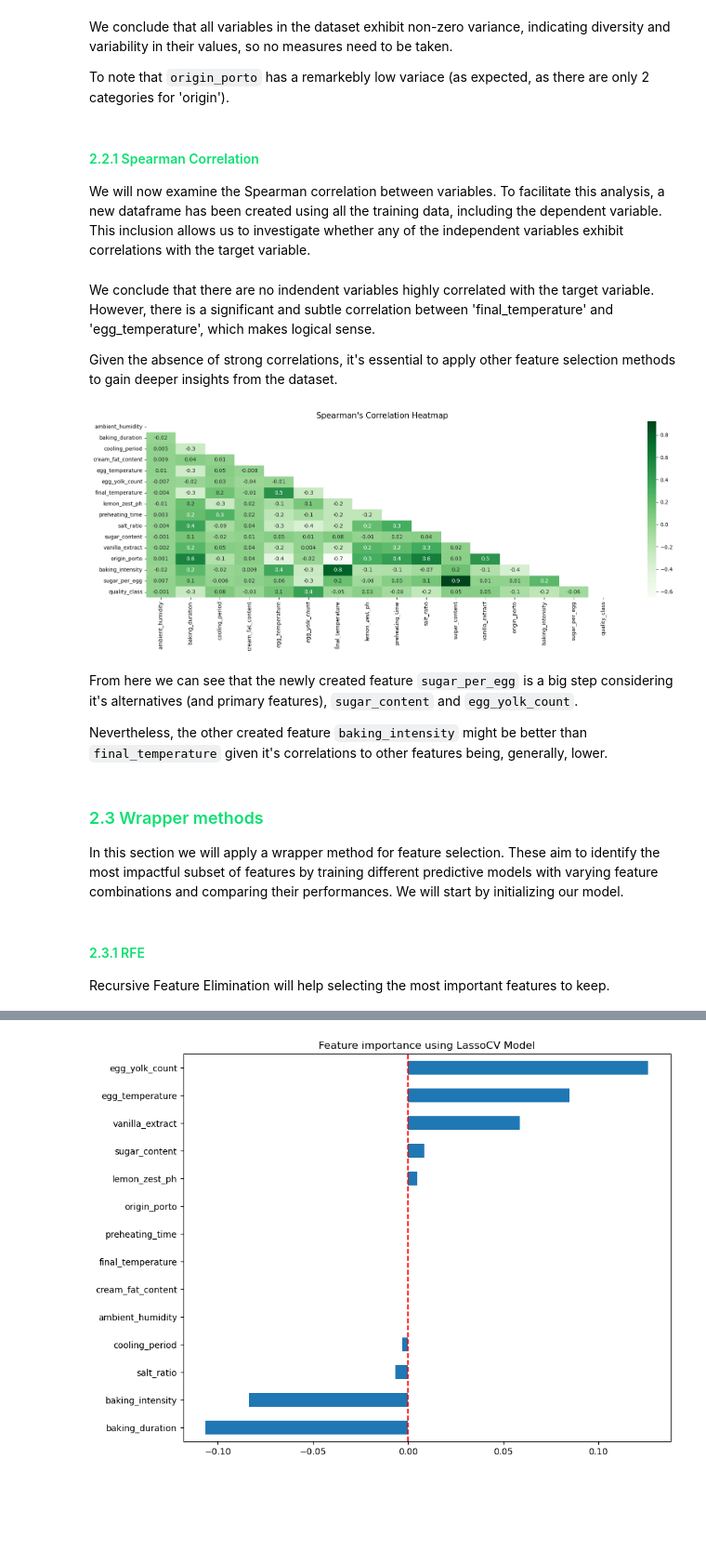
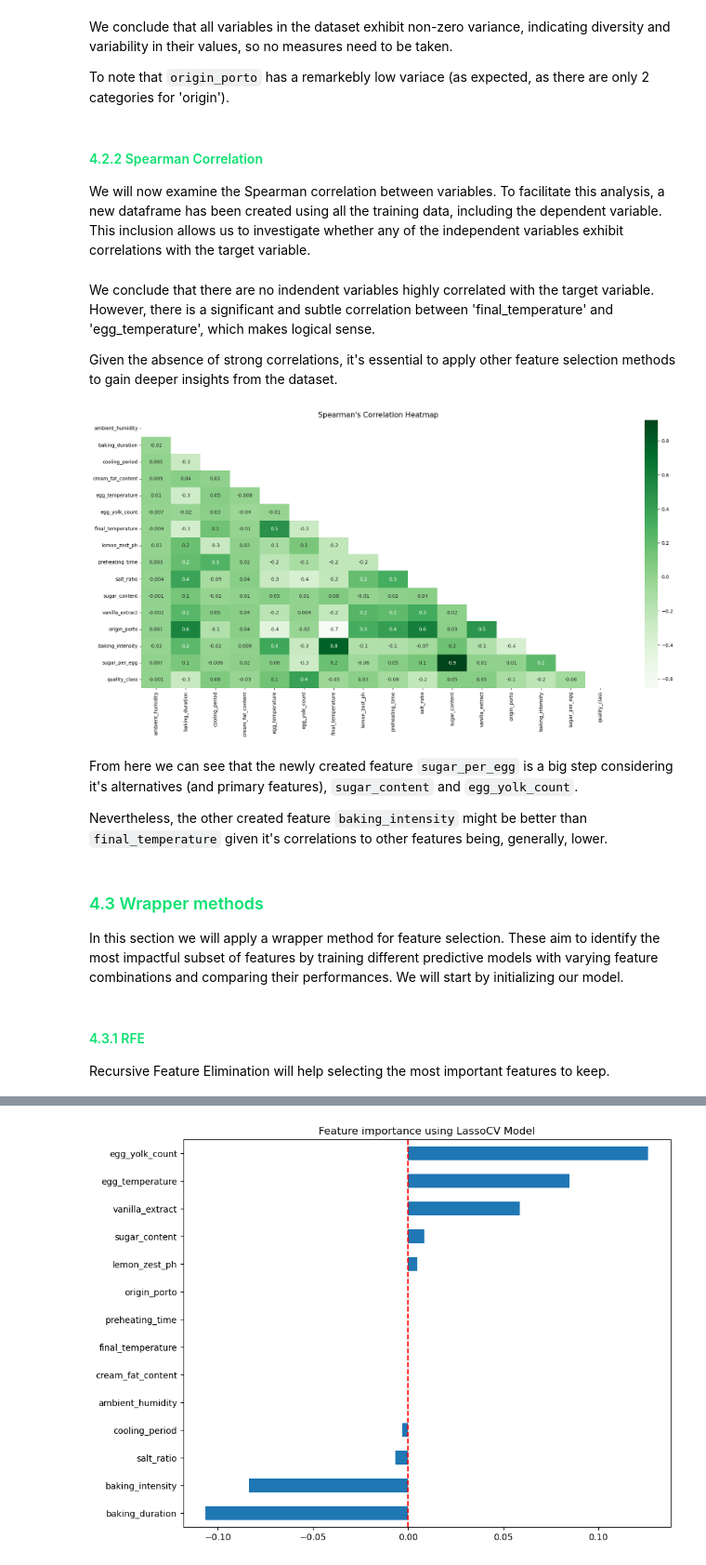
Before and after one commit to gugaffranco/MachineLearning1G08, a Jupyter notebook: ML08_NB3_FEATUREMGMT.ipynb, the cells around one changed output, grey strips where cells are left out. Shown at 93% size. Drawn from its saved outputs; the diff is of its cells as text; code cells hidden in the pictures; blank space fills up the shorter version.

```diff
--- a/ML08_NB3_FEATUREMGMT.ipynb
+++ b/ML08_NB3_FEATUREMGMT.ipynb
@@ -221,7 +227,7 @@ dtype: float64
 <p>We conclude that all variables in the dataset exhibit non-zero variance, indicating diversity and variability in their values, so no measures need to be taken.</p>
 <p>To note that <code>origin_porto</code> has a remarkebly low variace (as expected, as there are only 2 categories for 'origin').</p>
 # %% [markdown]
-<h4 style="color: #0EE071;">2.2.1 Spearman Correlation</h4>
+<h4 style="color: #0EE071;">4.2.2 Spearman Correlation</h4>
 
 We will now examine the Spearman correlation between variables.  To facilitate this analysis, a new dataframe has been created using all the training data, including the dependent variable. This inclusion allows us to investigate whether any of the independent variables exhibit correlations with the target variable.
 # %% [markdown]
@@ -231,20 +237,20 @@ Given the absence of strong correlations, it's essential to apply other feature
 # %%
 # Joining numerical features and target for correlation analysis
 all_train = X_train_scl.join(y_train)
 
 # Computing Spearman's Correlation
 correlation = all_train.corr(method = 'spearman')
 
 # Plotting the lower triangle of the correlation map
 def corr_heatmap(correlation):
-    plt.figure(figsize=(20, 6))
+    plt.figure(figsize=(22, 10))
     ax = sns.heatmap(data = correlation, annot = True, mask = np.triu(np.ones_like(correlation)), cmap = 'Greens', fmt = '.1')
     ax.set_title("Spearman's Correlation Heatmap", fontdict = {'fontsize': 15})
     plt.show()
 
 corr_heatmap(correlation)
 # %% [output]
-[figure, old version]
+[figure, new version]
 # %% [markdown]
 <p>From here we can see that the newly created feature <code>sugar_per_egg</code> is a big step considering it's alternatives (and primary features), <code>sugar_content</code> and <code>egg_yolk_count</code>.</p>
 <p>Nevertheless, the other created feature <code>baking_intensity</code> might be better than <code>final_temperature</code> given it's correlations to other features being, generally, lower.</p>
@@ -255,13 +261,13 @@ X_test.drop('sugar_per_egg', axis=1, inplace=True)
 X_train_scl.drop('sugar_per_egg', axis=1, inplace=True)
 X_test_scl.drop('sugar_per_egg', axis=1, inplace=True)
 # %% [markdown]
-<h3 style="color: #0EE071;">2.3 Wrapper methods</h3>
+<h3 style="color: #0EE071;">4.3 Wrapper methods</h3>
 
 In this section we will apply a wrapper method for feature selection. These aim to identify the most impactful subset of features by training different predictive models with varying feature combinations and comparing their performances. We will start by initializing our model.
 # %%
 model = RandomForestClassifier()
 # %% [markdown]
-<h4 style="color: #0EE071;">2.3.1 RFE</h4>
+<h4 style="color: #0EE071;">4.3.1 RFE</h4>
 Recursive Feature Elimination will help selecting the most important features to keep.
 # %%
 # Number of features - 14 (1 to 15)
```
Also changed, not shown: parts of 16 cells of this notebook, 8 other files.
